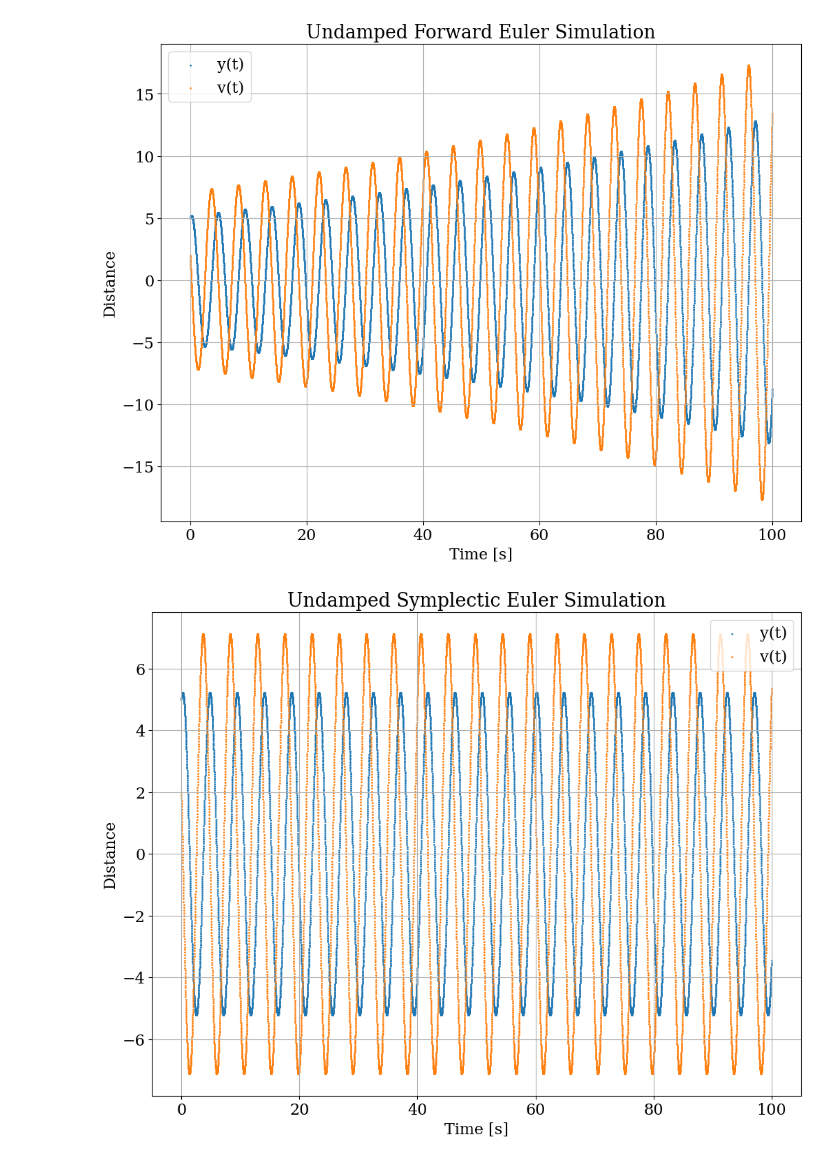
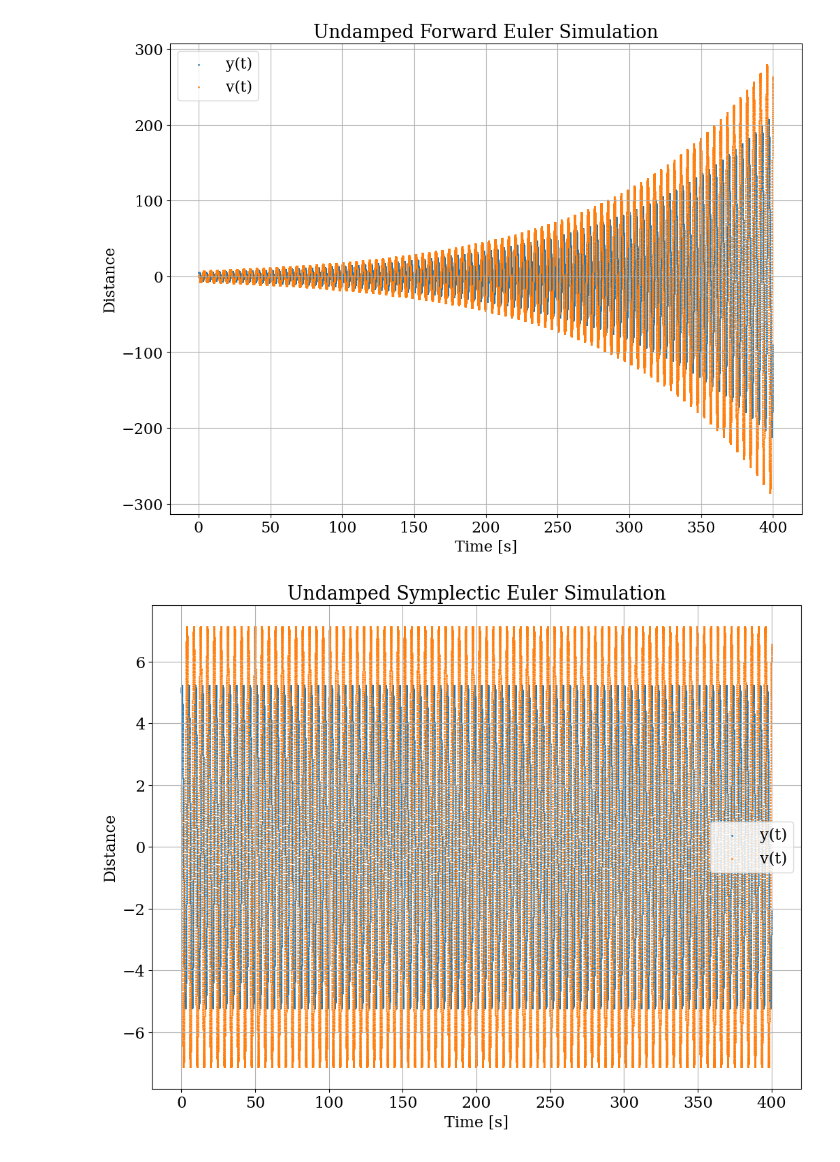
Before and after one commit to luke-wriglesworth/mass-spring, a Jupyter notebook: mass_spring.ipynb, the cells around one changed output. Cells and saved outputs as stored; diff of their text form; code cells hidden in the pictures.

```diff
--- a/mass_spring.ipynb
+++ b/mass_spring.ipynb
@@ -1,8 +60,5 @@
 # %%
-import numpy as np
-import matplotlib.pyplot as plt
-plt.rcParams.update({'font.size': 16, 'figure.figsize': (12, 9), 'font.family': 'serif'})
-
+# Simulation
 dt = 1/100
 m1 = 0.2003 # w/o disk
 m2 = 0.2171 # w/ disk
@@ -53,7 +109,8 @@ def symplectic_euler_damped(y_0, v_0, omega_0, dt, t_max):
         v[i] = v[i-1] - dt*(omega_0**2*y[i] + gamma*v[i-1])
     return y, v, t
 
-y, v, t = forward_euler(5, 2, omega_0, dt, 100)
+y, v, t = forward_euler(5, 2, omega_0, dt, 400)
+fig = plt.figure()
 plt.title("Undamped Forward Euler Simulation")
 plt.scatter(t,y, label="y(t)",s=1)
 plt.scatter(t,v, label="v(t)",s=1)
@@ -61,40 +118,44 @@ plt.xlabel("Time [s]")
 plt.ylabel("Distance")
 plt.legend()
 plt.grid()
-plt.show()
+fig.savefig("undamped_forward.pdf")
 
-y_sym, v_sym, t_sym = symplectic_euler(5, 2, omega_0, dt, 100)
+
+y_sym, v_sym, t_sym = symplectic_euler(5, 2, omega_0, dt, 400)
+fig = plt.figure()
 plt.title("Undamped Symplectic Euler Simulation")
 plt.scatter(t_sym,y_sym, label="y(t)",s=1)
 plt.scatter(t_sym,v_sym, label="v(t)",s=1)
 plt.xlabel("Time [s]")
 plt.ylabel("Distance")
 plt.legend()
 plt.grid()
-plt.show()
+fig.savefig("undamped_symplectic.pdf")
 
 
 y, v, t = forward_euler_damped(5, 2, omega_0, dt, 400)
+fig = plt.figure()
 plt.title("Damped Forward Euler Simulation")
 plt.scatter(t,y, label="y(t)", s=1)
 plt.scatter(t,v, label="v(t)", s=1)
 plt.xlabel("Time [s]")
 plt.ylabel("Distance")
 plt.legend()
 plt.grid()
-plt.show()
+fig.savefig("damped_forward.pdf")
 
 y_sym, v_sym, t_sym = symplectic_euler_damped(5, 2, omega_0, dt, 400)
+fig = plt.figure()
 plt.title("Damped Symplectic Euler Simulation")
 plt.scatter(t_sym,y_sym, label="y(t)", s=1)
 plt.scatter(t_sym,v_sym, label="v(t)", s=1)
 plt.xlabel("Time [s]")
 plt.ylabel("Distance")
 plt.legend()
 plt.grid()
-plt.show()
+fig.savefig("damped_symplectic.pdf")
 # %% [output]
-[figure, old version]
+[figure, new version]
-[figure, old version]
+[figure, new version]
 [figure]
 [figure]
```
Also changed, not shown: parts of 1 cell of this notebook, 12 other files.
